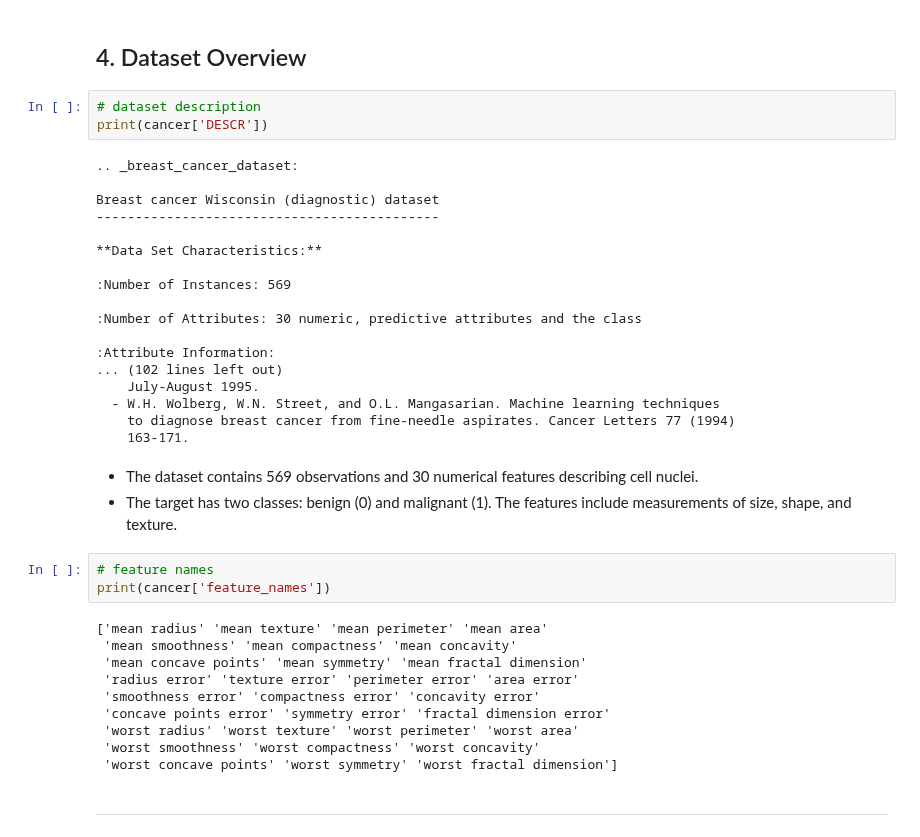
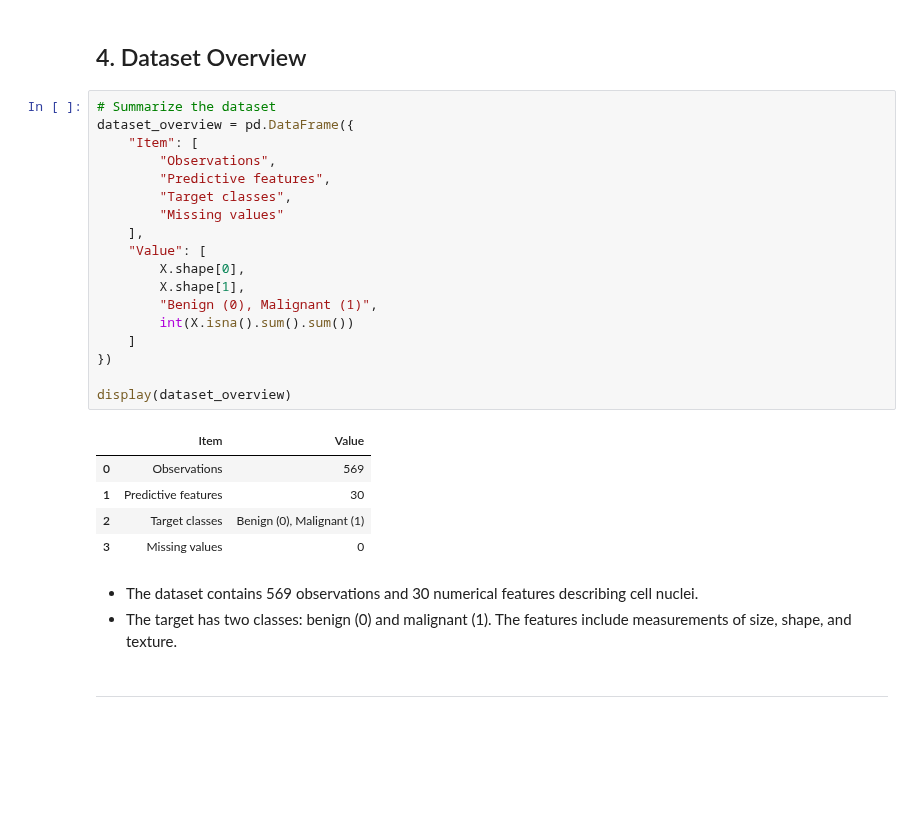
Before and after one commit to sati2799/breast-cancer-classification-ml, a Jupyter notebook: notebooks/breast_cancer_classification.ipynb, the cells around one changed output. Saved outputs shown, nothing was run; the diff lists cells and outputs as text; blank space fills up the shorter version.

```diff
--- a/notebooks/breast_cancer_classification.ipynb
+++ b/notebooks/breast_cancer_classification.ipynb
@@ -114,42 +114,32 @@ Name: count, dtype: int64
 
 ## 4. Dataset Overview
 # %%
-# dataset description
-print(cancer['DESCR'])
+# Summarize the dataset
+dataset_overview = pd.DataFrame({
+    "Item": [
+        "Observations",
+        "Predictive features",
+        "Target classes",
+        "Missing values"
+    ],
+    "Value": [
+        X.shape[0],
+        X.shape[1],
+        "Benign (0), Malignant (1)",
+        int(X.isna().sum().sum())
+    ]
+})
+
+display(dataset_overview)
 # %% [output]
-.. _breast_cancer_dataset:
-
-Breast cancer Wisconsin (diagnostic) dataset
---------------------------------------------
-
-**Data Set Characteristics:**
-
-:Number of Instances: 569
-
-:Number of Attributes: 30 numeric, predictive attributes and the class
-
-:Attribute Information:
-... (102 lines left out)
-    July-August 1995.
-  - W.H. Wolberg, W.N. Street, and O.L. Mangasarian. Machine learning techniques
-    to diagnose breast cancer from fine-needle aspirates. Cancer Letters 77 (1994)
-    163-171.
+|  | Item | Value |
+| 0 | Observations | 569 |
+| 1 | Predictive features | 30 |
+| 2 | Target classes | Benign (0), Malignant (1) |
+| 3 | Missing values | 0 |
 # %% [markdown]
 - The dataset contains 569 observations and 30 numerical features describing cell nuclei.
 - The target has two classes: benign (0) and malignant (1). The features include measurements of size, shape, and texture.
-# %%
-# feature names
-print(cancer['feature_names'])
-# %% [output]
-['mean radius' 'mean texture' 'mean perimeter' 'mean area'
- 'mean smoothness' 'mean compactness' 'mean concavity'
- 'mean concave points' 'mean symmetry' 'mean fractal dimension'
- 'radius error' 'texture error' 'perimeter error' 'area error'
- 'smoothness error' 'compactness error' 'concavity error'
- 'concave points error' 'symmetry error' 'fractal dimension error'
- 'worst radius' 'worst texture' 'worst perimeter' 'worst area'
- 'worst smoothness' 'worst compactness' 'worst concavity'
- 'worst concave points' 'worst symmetry' 'worst fractal dimension']
 # %% [markdown]
 ---
 # %% [markdown]
```
Also changed, not shown: parts of 5 cells of this notebook.
